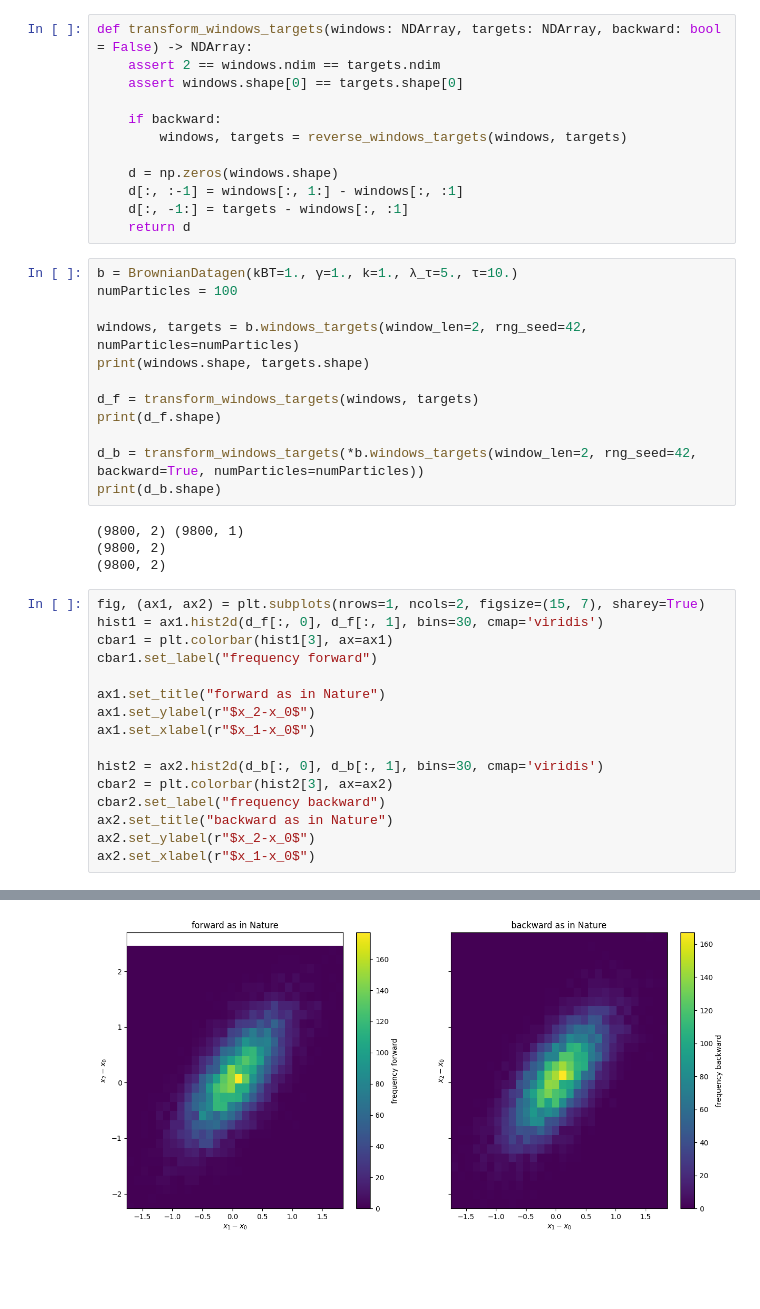
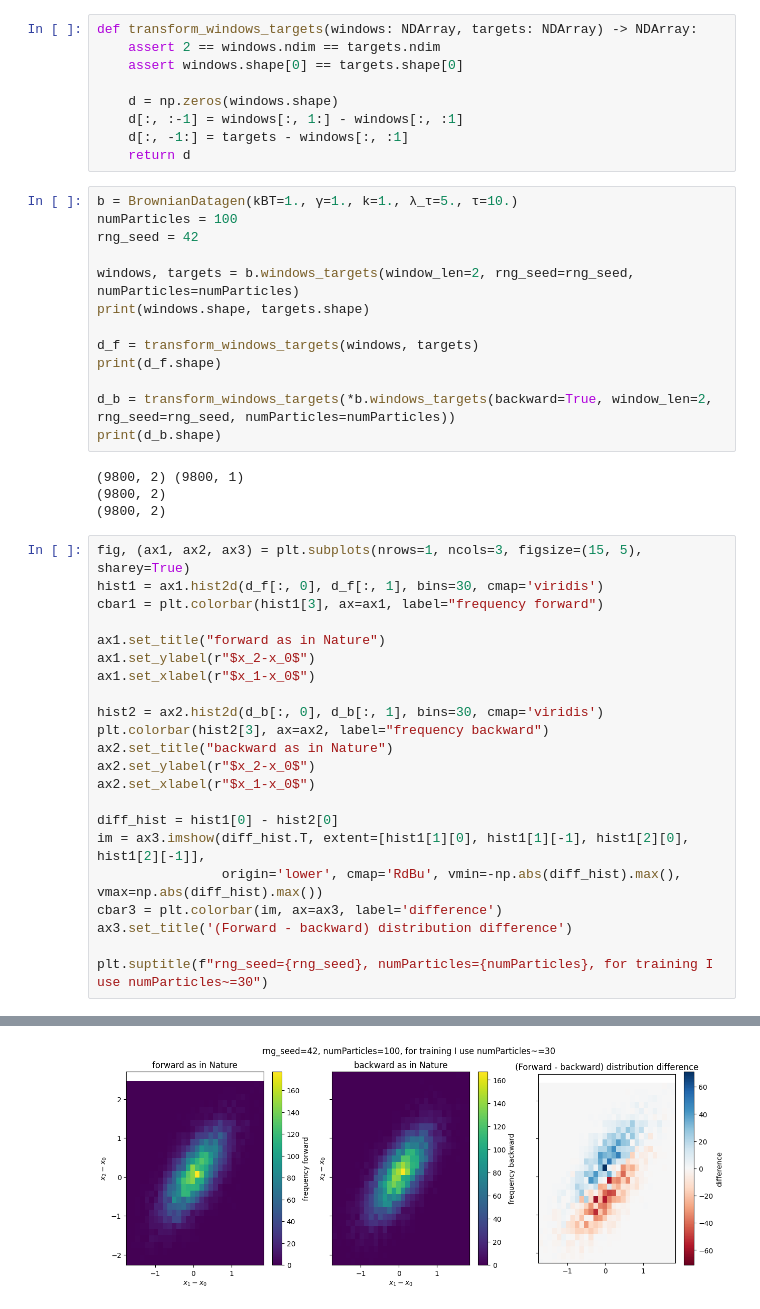
Before and after one commit to mathymess/reversibility-of-processes, a Jupyter notebook: brownian_dataset_review.ipynb, the cells around one changed output, grey strips where cells are left out. Drawn from its saved outputs; the diff is of its cells as text; blank space fills up the shorter version.

```diff
--- a/brownian_dataset_review.ipynb
+++ b/brownian_dataset_review.ipynb
@@ -8,12 +8,9 @@ NDArray = numpy.typing.NDArray[np.floating]
 from brownian_datagen import BrownianDatagen
 from datasets import reverse_windows_targets
 # %%
-def transform_windows_targets(windows: NDArray, targets: NDArray, backward: bool = False) -> NDArray:
+def transform_windows_targets(windows: NDArray, targets: NDArray) -> NDArray:
     assert 2 == windows.ndim == targets.ndim
     assert windows.shape[0] == targets.shape[0]
-
-    if backward:
-        windows, targets = reverse_windows_targets(windows, targets)
 
     d = np.zeros(windows.shape)
     d[:, :-1] = windows[:, 1:] - windows[:, :1]
@@ -22,33 +19,40 @@ def transform_windows_targets(windows: NDArray, targets: NDArray, backward: bool
 # %%
 b = BrownianDatagen(kBT=1., γ=1., k=1., λ_τ=5., τ=10.)
 numParticles = 100
+rng_seed = 42
 
-windows, targets = b.windows_targets(window_len=2, rng_seed=42, numParticles=numParticles)
+windows, targets = b.windows_targets(window_len=2, rng_seed=rng_seed, numParticles=numParticles)
 print(windows.shape, targets.shape)
 
 d_f = transform_windows_targets(windows, targets)
 print(d_f.shape)
 
-d_b = transform_windows_targets(*b.windows_targets(window_len=2, rng_seed=42, backward=True, numParticles=numParticles))
+d_b = transform_windows_targets(*b.windows_targets(backward=True, window_len=2, rng_seed=rng_seed, numParticles=numParticles))
 print(d_b.shape)
 # %% [output]
 (9800, 2) (9800, 1)
 (9800, 2)
 (9800, 2)
 # %%
-fig, (ax1, ax2) = plt.subplots(nrows=1, ncols=2, figsize=(15, 7), sharey=True)
+fig, (ax1, ax2, ax3) = plt.subplots(nrows=1, ncols=3, figsize=(15, 5), sharey=True)
 hist1 = ax1.hist2d(d_f[:, 0], d_f[:, 1], bins=30, cmap='viridis')
-cbar1 = plt.colorbar(hist1[3], ax=ax1)
-cbar1.set_label("frequency forward")
+cbar1 = plt.colorbar(hist1[3], ax=ax1, label="frequency forward")
 
 ax1.set_title("forward as in Nature")
 ax1.set_ylabel(r"$x_2-x_0$")
 ax1.set_xlabel(r"$x_1-x_0$")
 
 hist2 = ax2.hist2d(d_b[:, 0], d_b[:, 1], bins=30, cmap='viridis')
-cbar2 = plt.colorbar(hist2[3], ax=ax2)
-cbar2.set_label("frequency backward")
+plt.colorbar(hist2[3], ax=ax2, label="frequency backward")
 ax2.set_title("backward as in Nature")
 ax2.set_ylabel(r"$x_2-x_0$")
 ax2.set_xlabel(r"$x_1-x_0$")
+
+diff_hist = hist1[0] - hist2[0]
+im = ax3.imshow(diff_hist.T, extent=[hist1[1][0], hist1[1][-1], hist1[2][0], hist1[2][-1]],
+                origin='lower', cmap='RdBu', vmin=-np.abs(diff_hist).max(), vmax=np.abs(diff_hist).max())
+cbar3 = plt.colorbar(im, ax=ax3, label='difference')
+ax3.set_title('(Forward - backward) distribution difference')
+
+plt.suptitle(f"rng_seed={rng_seed}, numParticles={numParticles}, for training I use numParticles~=30")
 # %% [output]
@@ -56 +60 @@ Text(0.5, 0, '$x_1-x_0$')
-[figure, old version]
+[figure, new version]
```
Also changed, not shown: parts of 2 cells of this notebook.
